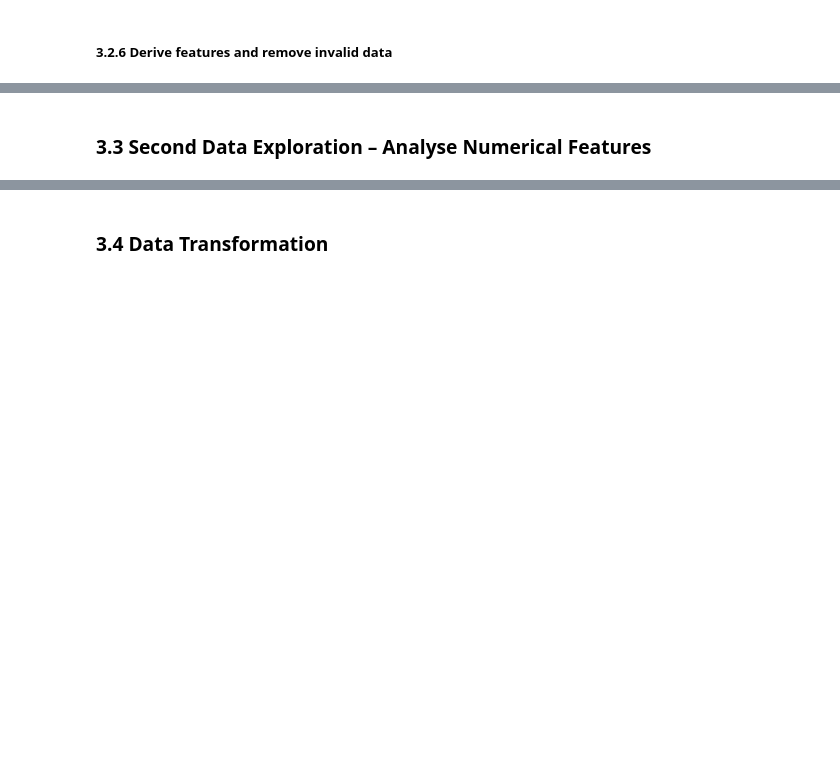
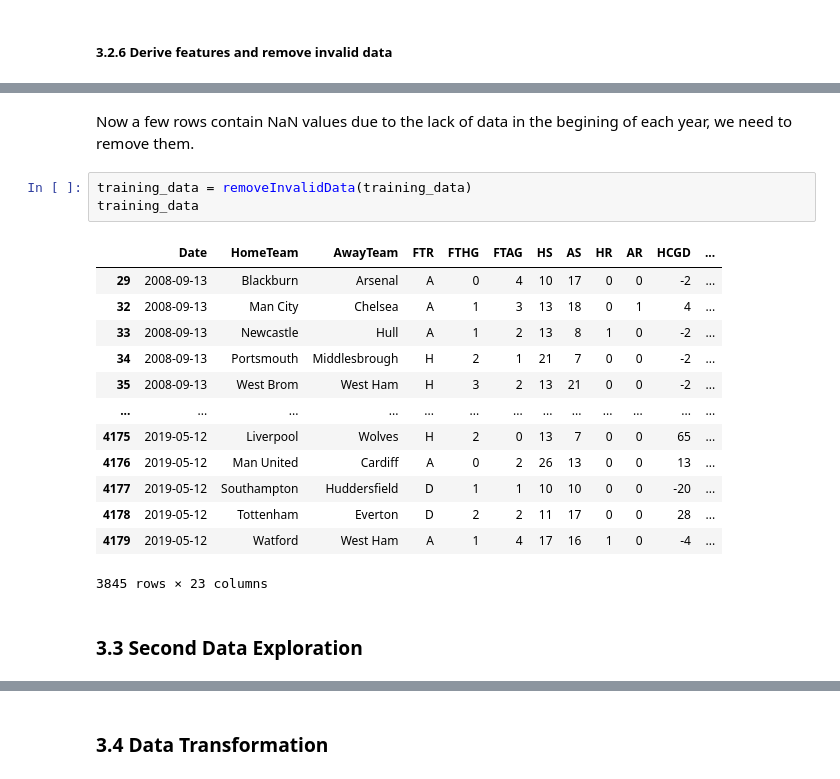
Before and after one commit to Yun5141/0036-groupProject, a Jupyter notebook: FootballResultPrediction.ipynb, the cells around one changed output, grey strips where cells are left out. Saved outputs shown, nothing was run; the diff lists cells and outputs as text; blank space fills up the shorter version.

```diff
--- a/FootballResultPrediction.ipynb
+++ b/FootballResultPrediction.ipynb
@@ -368,2 +536,21 @@ data = training_data.drop(dropedAttributes,1)
+# %% [markdown]
+Now a few rows contain NaN values due to the lack of data in the begining of each year, we need to remove them.
+# %%
+training_data = removeInvalidData(training_data)
+training_data
+# %% [output]
+|  | Date | HomeTeam | AwayTeam | FTR | FTHG | FTAG | HS | AS | HR | AR | HCGD | ... |
+| 29 | 2008-09-13 | Blackburn | Arsenal | A | 0 | 4 | 10 | 17 | 0 | 0 | -2 | ... |
+| 32 | 2008-09-13 | Man City | Chelsea | A | 1 | 3 | 13 | 18 | 0 | 1 | 4 | ... |
+| 33 | 2008-09-13 | Newcastle | Hull | A | 1 | 2 | 13 | 8 | 1 | 0 | -2 | ... |
+| 34 | 2008-09-13 | Portsmouth | Middlesbrough | H | 2 | 1 | 21 | 7 | 0 | 0 | -2 | ... |
+| 35 | 2008-09-13 | West Brom | West Ham | H | 3 | 2 | 13 | 21 | 0 | 0 | -2 | ... |
+| ... | ... | ... | ... | ... | ... | ... | ... | ... | ... | ... | ... | ... |
+| 4175 | 2019-05-12 | Liverpool | Wolves | H | 2 | 0 | 13 | 7 | 0 | 0 | 65 | ... |
+| 4176 | 2019-05-12 | Man United | Cardiff | A | 0 | 2 | 26 | 13 | 0 | 0 | 13 | ... |
+| 4177 | 2019-05-12 | Southampton | Huddersfield | D | 1 | 1 | 10 | 10 | 0 | 0 | -20 | ... |
+| 4178 | 2019-05-12 | Tottenham | Everton | D | 2 | 2 | 11 | 17 | 0 | 0 | 28 | ... |
+| 4179 | 2019-05-12 | Watford | West Ham | A | 1 | 4 | 17 | 16 | 1 | 0 | -4 | ... |
+3845 rows × 23 columns
 # %% [markdown]
-### 3.3 Second Data Exploration – Analyse Numerical Features
+### 3.3 Second Data Exploration
```
Also changed, not shown: parts of 116 cells of this notebook.
